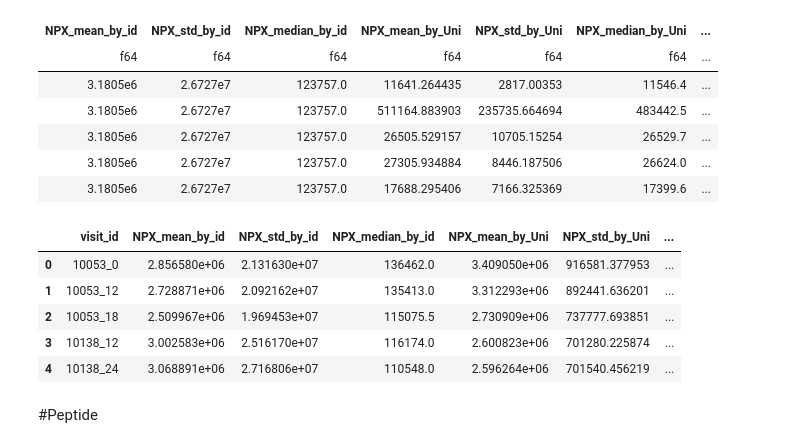
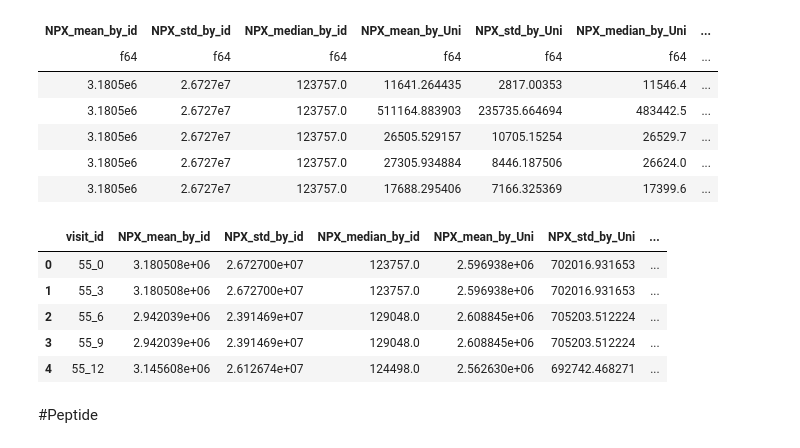
Before and after one commit to kunai-3txk/Compe_tonyobyo, a Jupyter notebook: AMP_FeatureStore.ipynb, the cells around one changed output. Saved outputs shown, nothing was run; the diff lists cells and outputs as text; code cells hidden in the pictures.

Commit message:
Colaboratory を使用して作成しました

```diff
--- a/AMP_FeatureStore.ipynb
+++ b/AMP_FeatureStore.ipynb
@@ -26,15 +23,24 @@ class config:
     MAX_PROTEINS = 20
     PROFILE_REPORT = True
 
+
 class paths:
-    SAMPLE_SUBMISSION = "/content/drive/MyDrive/AMP/example_test_files/sample_submission.csv"
-    SUPPLEMENTAL_CLINICAL_DATA = "/content/drive/MyDrive/AMP/supplemental_clinical_data.csv"
-    TRAIN_CLINICAL_DATA = "/content/drive/MyDrive/AMP/train_clinical_data.csv"
-    TRAIN_PEPTIDES = "/content/drive/MyDrive/AMP/train_peptides.csv"
-    TRAIN_PROTEINS = "/content/drive/MyDrive/AMP/train_proteins.csv"
-    TEST_CLINICAL_DATA = "/content/drive/MyDrive/AMP/example_test_files/test.csv"
-    TEST_PEPTIDES = "/content/drive/MyDrive/AMP/example_test_files/test_peptides.csv"
-    TEST_PROTEINS = "/content/drive/MyDrive/AMP/example_test_files/test_proteins.csv"
+    # kaggle環境ならTrue
+    if 'KAGGLE_URL_BASE' in set(os.environ.keys()):
+        common_path = "/kaggle/input/amp-parkinsons-disease-progression-prediction"
+
+    # colaboratory環境ならTrue
+    if 'COLAB_GPU' in set(os.environ.keys()):
+        common_path = "/content/drive/MyDrive/AMP"
+
+    SAMPLE_SUBMISSION = common_path + "/example_test_files/sample_submission.csv"
+    SUPPLEMENTAL_CLINICAL_DATA = common_path + "/supplemental_clinical_data.csv"
+    TRAIN_CLINICAL_DATA = common_path + "/train_clinical_data.csv"
+    TRAIN_PEPTIDES = common_path + "/train_peptides.csv"
+    TRAIN_PROTEINS = common_path + "/train_proteins.csv"
+    TEST_CLINICAL_DATA = common_path + "/example_test_files/test.csv"
+    TEST_PEPTIDES = common_path + "/example_test_files/test_peptides.csv"
+    TEST_PROTEINS = common_path + "/example_test_files/test_proteins.csv"
 # %% [markdown]
 # Function Definition
 # %%
@@ -69,0 +93,3 @@ supplemental_clinical shape: (2223, 8)
+# %%
+#sort用にキー列のみ抽出
+train_sort = train_clinical[['visit_id','patient_id','visit_month']]
@@ -104,12 +192,17 @@ shape: (5, 9)
 | 3.1805e6 | 2.6727e7 | 123757.0 | 17688.295406 | 7166.325369 | 17399.6 | ... |
 # %%
 train_proteins_agg_ = train_proteins[['visit_id']].join(train_proteins_.to_pandas())
-train_proteins_agg = train_proteins_agg_.groupby('visit_id').mean().reset_index()
-train_proteins_agg.head()
+train_proteins_agg = train_sort.merge(train_proteins_agg_.groupby('visit_id').mean().reset_index(),on='visit_id',how='left').sort_values(['patient_id','visit_month']).reset_index(drop=True).drop(['visit_month'],axis=1)
+
+#欠損値を1つ前の値で埋める
+train_proteins_agg_fill = train_proteins_agg.groupby('patient_id').fillna(method='ffill')
+#train_proteins_agg.drop(['patient_id'],axis=1,inplace=True)
+
+train_proteins_agg_fill.head()
 # %% [output]
 |  | visit_id | NPX_mean_by_id | NPX_std_by_id | NPX_median_by_id | NPX_mean_by_Uni | NPX_std_by_Uni | ... |
-| 0 | 10053_0 | 2.856580e+06 | 2.131630e+07 | 136462.0 | 3.409050e+06 | 916581.377953 | ... |
-| 1 | 10053_12 | 2.728871e+06 | 2.092162e+07 | 135413.0 | 3.312293e+06 | 892441.636201 | ... |
-| 2 | 10053_18 | 2.509967e+06 | 1.969453e+07 | 115075.5 | 2.730909e+06 | 737777.693851 | ... |
-| 3 | 10138_12 | 3.002583e+06 | 2.516170e+07 | 116174.0 | 2.600823e+06 | 701280.225874 | ... |
-| 4 | 10138_24 | 3.068891e+06 | 2.716806e+07 | 110548.0 | 2.596264e+06 | 701540.456219 | ... |
+| 0 | 55_0 | 3.180508e+06 | 2.672700e+07 | 123757.0 | 2.596938e+06 | 702016.931653 | ... |
+| 1 | 55_3 | 3.180508e+06 | 2.672700e+07 | 123757.0 | 2.596938e+06 | 702016.931653 | ... |
+| 2 | 55_6 | 2.942039e+06 | 2.391469e+07 | 129048.0 | 2.608845e+06 | 705203.512224 | ... |
+| 3 | 55_9 | 2.942039e+06 | 2.391469e+07 | 129048.0 | 2.608845e+06 | 705203.512224 | ... |
+| 4 | 55_12 | 3.145608e+06 | 2.612674e+07 | 124498.0 | 2.562630e+06 | 692742.468271 | ... |
```
Also changed, not shown: parts of 18 cells of this notebook.
